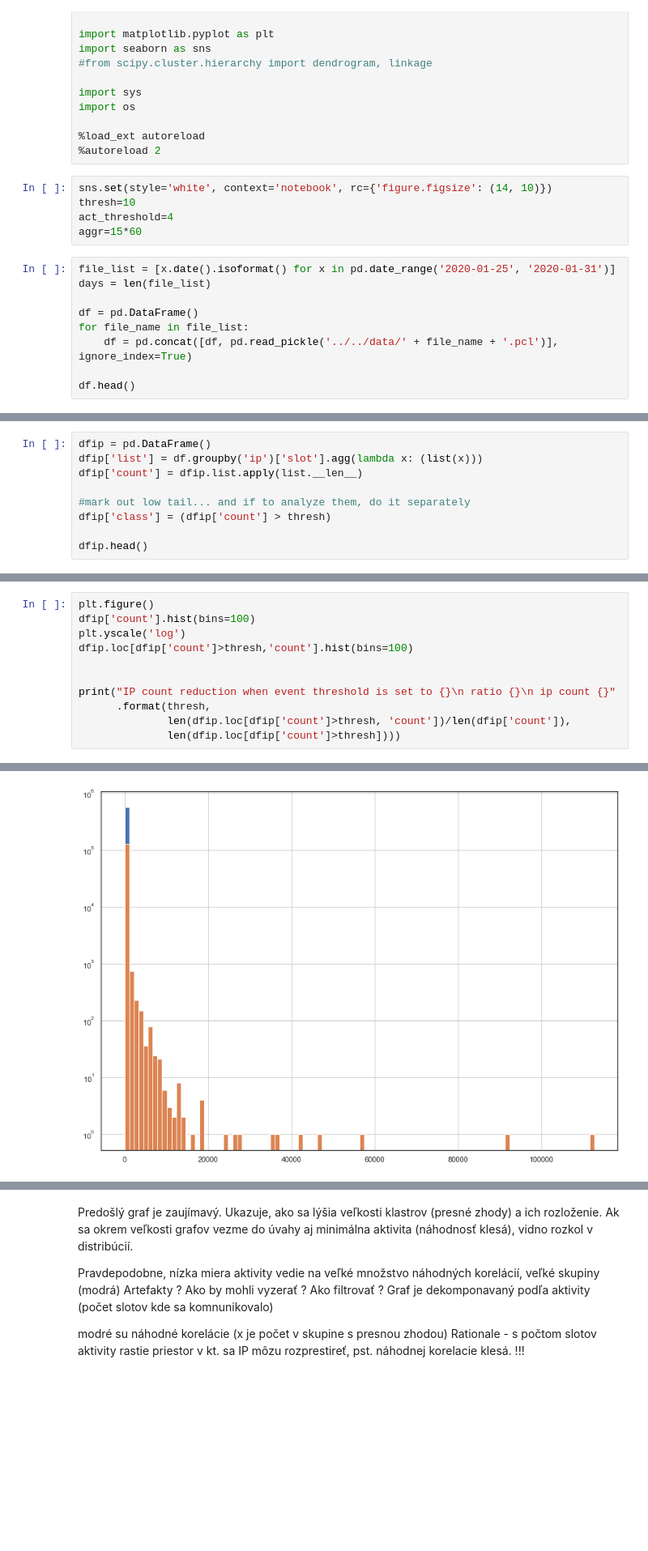
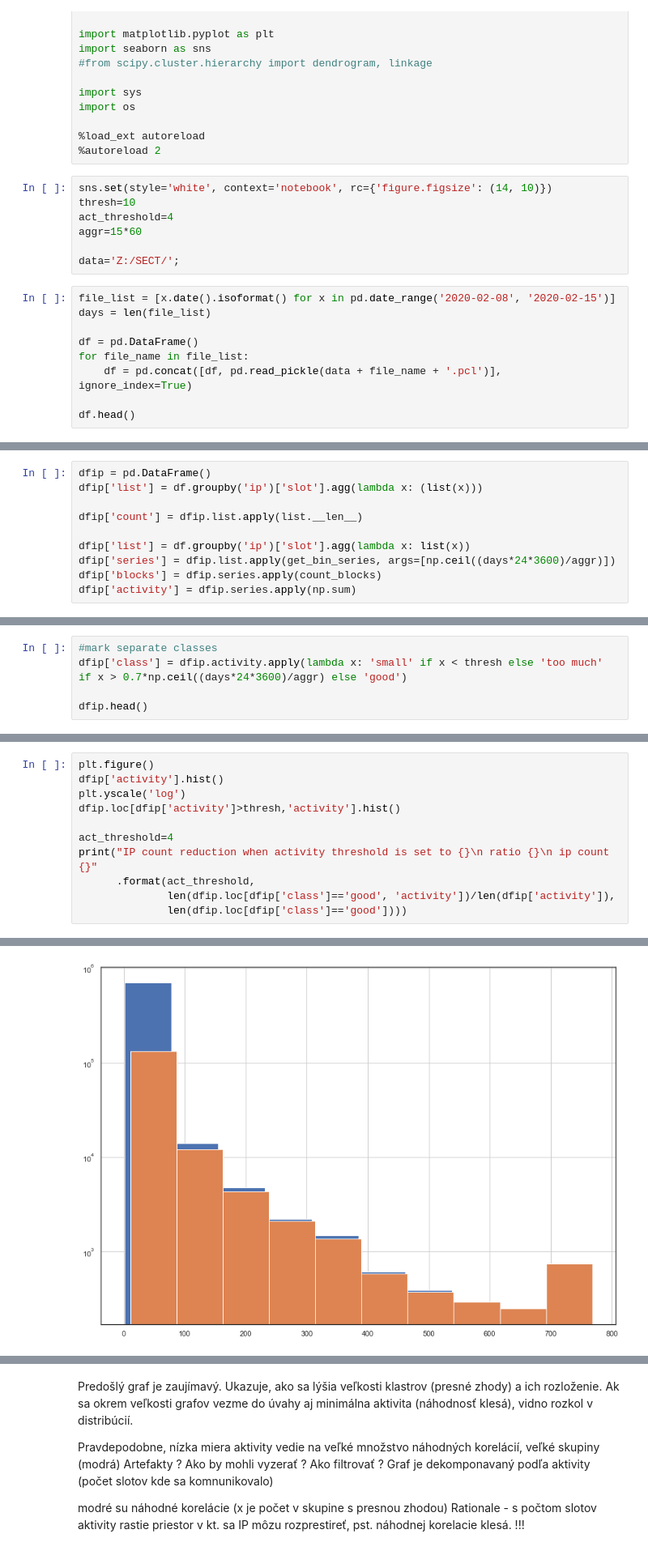
Before and after one commit to CESNET/SECT, a Jupyter notebook: notebooks/experiments/distibutable_clustering.ipynb, the cells around one changed output, grey strips where cells are left out. Shown: that part at 81% size. Cells and saved outputs as stored; diff of their text form; blank space fills up the shorter version.

```diff
--- a/notebooks/experiments/distibutable_clustering.ipynb
+++ b/notebooks/experiments/distibutable_clustering.ipynb
@@ -25,13 +25,15 @@ sns.set(style='white', context='notebook', rc={'figure.figsize': (14, 10)})
 thresh=10
 act_threshold=4
 aggr=15*60
+
+data='Z:/SECT/';
 # %%
-file_list = [x.date().isoformat() for x in pd.date_range('2020-01-25', '2020-01-31')]
+file_list = [x.date().isoformat() for x in pd.date_range('2020-02-08', '2020-02-15')]
 days = len(file_list)
 
 df = pd.DataFrame()
 for file_name in file_list:
-    df = pd.concat([df, pd.read_pickle('../../data/' + file_name + '.pcl')], ignore_index=True)
+    df = pd.concat([df, pd.read_pickle(data + file_name + '.pcl')], ignore_index=True)
 
 df.head()
 # %% [output]
@@ -59,10 +61,11 @@ df.head()
 # %%
 dfip = pd.DataFrame()
 dfip['list'] = df.groupby('ip')['slot'].agg(lambda x: (list(x)))
+
 dfip['count'] = dfip.list.apply(list.__len__)
 
-#mark out low tail... and if to analyze them, do it separately
-dfip['class'] = (dfip['count'] > thresh)
-
-dfip.head()
+dfip['list'] = df.groupby('ip')['slot'].agg(lambda x: list(x))
+dfip['series'] = dfip.list.apply(get_bin_series, args=[np.ceil((days*24*3600)/aggr)])
+dfip['blocks'] = dfip.series.apply(count_blocks)
+dfip['activity'] = dfip.series.apply(np.sum)
 # %% [output]
@@ -75,0 +79,5 @@ dfip.head()
+# %%
+#mark separate classes
+dfip['class'] = dfip.activity.apply(lambda x: 'small' if x < thresh else 'too much' if x > 0.7*np.ceil((days*24*3600)/aggr) else 'good')
+
+dfip.head()
@@ -76,12 +95,12 @@ dfip.head()
 # %%
 plt.figure()
-dfip['count'].hist(bins=100)
+dfip['activity'].hist()
 plt.yscale('log')
-dfip.loc[dfip['count']>thresh,'count'].hist(bins=100)
+dfip.loc[dfip['activity']>thresh,'activity'].hist()
 
-
-print("IP count reduction when event threshold is set to {}\n ratio {}\n ip count {}"
-      .format(thresh,
-              len(dfip.loc[dfip['count']>thresh, 'count'])/len(dfip['count']),
-              len(dfip.loc[dfip['count']>thresh])))
+act_threshold=4
+print("IP count reduction when activity threshold is set to {}\n ratio {}\n ip count {}"
+      .format(act_threshold,
+              len(dfip.loc[dfip['class']=='good', 'activity'])/len(dfip['activity']),
+              len(dfip.loc[dfip['class']=='good'])))
 # %% [output]
@@ -91 +110 @@ IP count reduction when event threshold is set to 10
-[figure, old version]
+[figure, new version]
```
Also changed, not shown: parts of 21 cells of this notebook, 2 other files.
